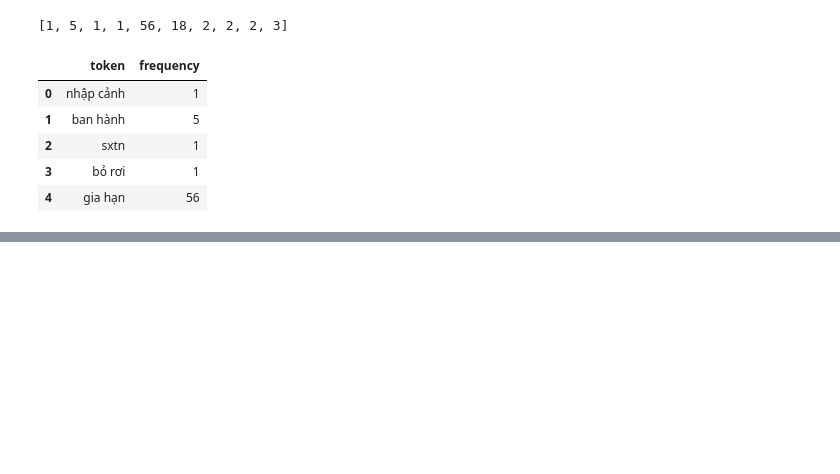
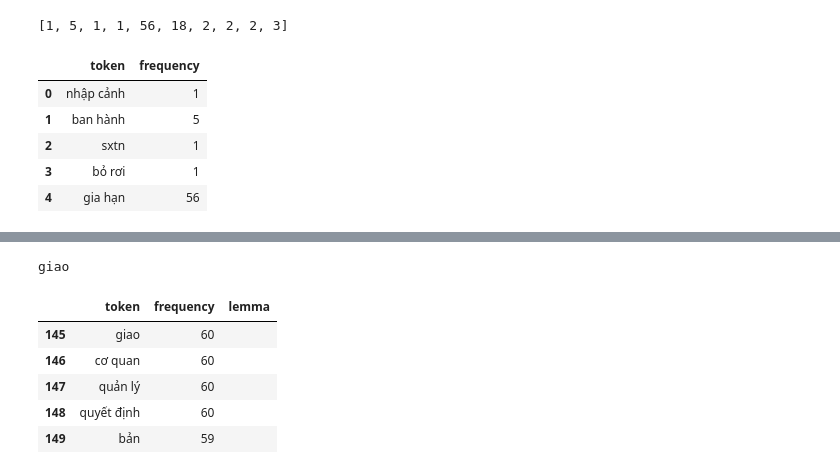
Before and after one commit to Mingg2211/NamDinh_V1, a Jupyter notebook: notebook/experiment.ipynb, the cells around one changed output, grey strips where cells are left out. Cells and saved outputs as stored; diff of their text form; code cells hidden in the pictures; blank space fills up the shorter version.

```diff
--- a/notebook/experiment.ipynb
+++ b/notebook/experiment.ipynb
@@ -296,0 +317,2 @@ df.head(10)
+# %%
+df_filtered = df[df['frequency'] <= 60]
@@ -297,2 +325,4 @@ df.head(10)
 # %%
 df.to_csv('../data/token_frequency.csv',index=False)
+# %%
+a = list(['']*1487)
@@ -298,0 +342,2 @@ df.to_csv('../data/token_frequency.csv',index=False)
+# %%
+df2 = df_filtered.assign(lemma=a)
@@ -298,0 +346,15 @@ df.to_csv('../data/token_frequency.csv',index=False)
+# %%
+for item in df2.token:
+    print(item)
+    break
+# %% [output]
+giao
+# %%
+df2.head()
+# %% [output]
+|  | token | frequency | lemma |
+| 145 | giao | 60 |  |
+| 146 | cơ quan | 60 |  |
+| 147 | quản lý | 60 |  |
+| 148 | quyết định | 60 |  |
+| 149 | bản | 59 |  |
```
Also changed, not shown: parts of 23 cells of this notebook, 9 other files.
